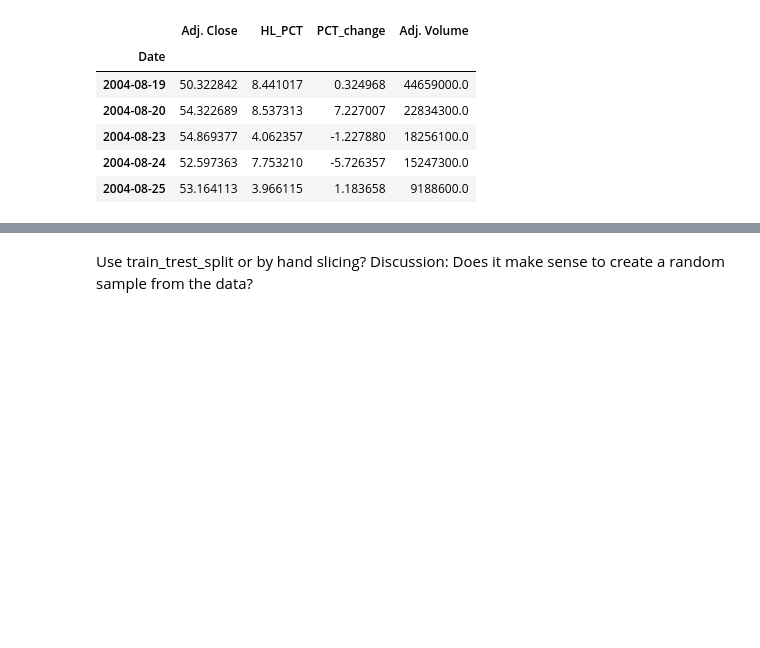
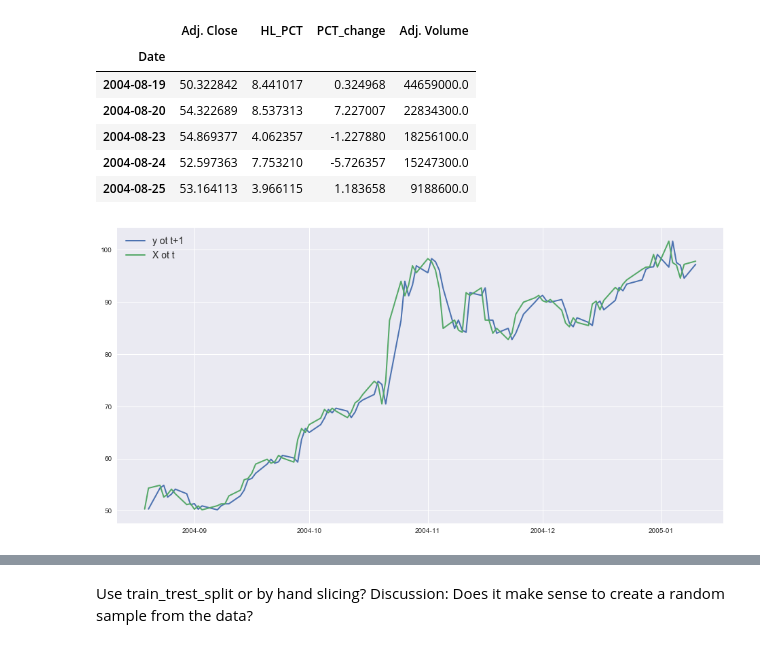
Before and after one commit to dacatay/time-series-analysis, a Jupyter notebook: Regression_Example.ipynb, the cells around one changed output, grey strips where cells are left out. Cells and saved outputs as stored; diff of their text form; code cells hidden in the pictures; blank space fills up the shorter version.

```diff
--- a/Regression_Example.ipynb
+++ b/Regression_Example.ipynb
@@ -82,0 +84,7 @@ df.to_csv('./data/google.csv', sep=';')
+# %%
+plt.plot(df['label'][0:100], label='y ot t+1');
+plt.plot(df['Adj. Close'][0:100], label='X ot t');
+plt.legend();
+plt.show()
+# %% [output]
+[figure, added]
```
Also changed, not shown: parts of 12 cells of this notebook, 1 other file.
